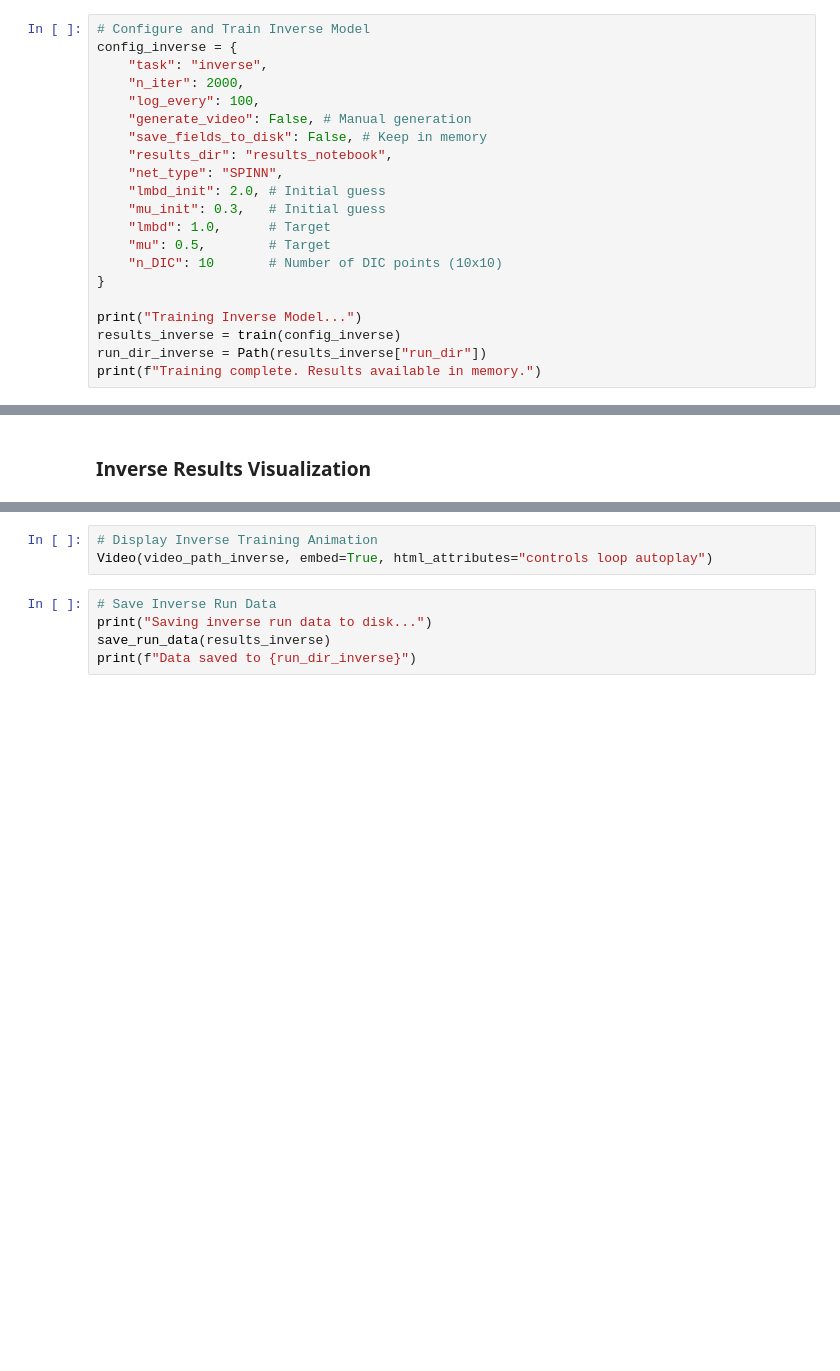
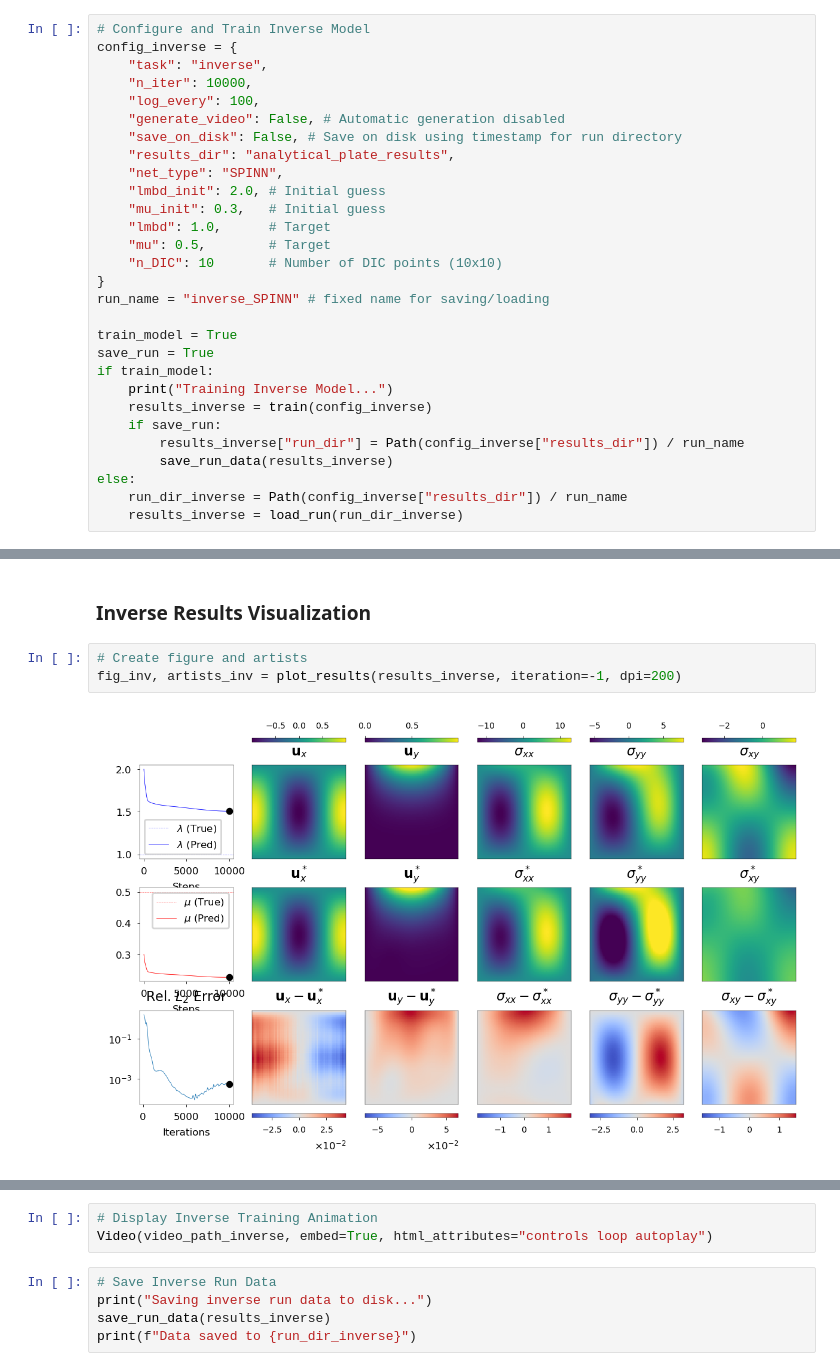
Before and after one commit to bonneted/PhD, a Jupyter notebook: notebooks/analytical_plate.ipynb, the cells around one changed output, grey strips where cells are left out. Saved outputs shown, nothing was run; the diff lists cells and outputs as text; blank space fills up the shorter version.

```diff
--- a/notebooks/analytical_plate.ipynb
+++ b/notebooks/analytical_plate.ipynb
@@ -138,11 +130,11 @@ We train the model to discover material parameters ($\lambda, \mu$) from synthet
 # Configure and Train Inverse Model
 config_inverse = {
     "task": "inverse",
-    "n_iter": 2000,
+    "n_iter": 10000,
     "log_every": 100,
-    "generate_video": False, # Manual generation
-    "save_fields_to_disk": False, # Keep in memory
-    "results_dir": "results_notebook",
+    "generate_video": False, # Automatic generation disabled
+    "save_on_disk": False, # Save on disk using timestamp for run directory
+    "results_dir": "analytical_plate_results",
     "net_type": "SPINN",
     "lmbd_init": 2.0, # Initial guess
     "mu_init": 0.3,   # Initial guess
@@ -150,8 +142,16 @@ config_inverse = {
     "mu": 0.5,        # Target
     "n_DIC": 10       # Number of DIC points (10x10)
 }
+run_name = "inverse_SPINN" # fixed name for saving/loading
 
-print("Training Inverse Model...")
-results_inverse = train(config_inverse)
-run_dir_inverse = Path(results_inverse["run_dir"])
-print(f"Training complete. Results available in memory.")
+train_model = True
+save_run = True
+if train_model:
+    print("Training Inverse Model...")
+    results_inverse = train(config_inverse)
+    if save_run:
+        results_inverse["run_dir"] = Path(config_inverse["results_dir"]) / run_name
+        save_run_data(results_inverse)
+else:
+    run_dir_inverse = Path(config_inverse["results_dir"]) / run_name
+    results_inverse = load_run(run_dir_inverse)
@@ -158,5 +186,10 @@ print(f"Training complete. Results available in memory.")
 # %% [markdown]
 ### Inverse Results Visualization
+# %%
+# Create figure and artists
+fig_inv, artists_inv = plot_results(results_inverse, iteration=-1, dpi=200)
+# %% [output]
+[figure, added]
 # %%
 # Generate Animation for Inverse Problem
 video_path_inverse = run_dir_inverse / "training_animation.mp4"
```
Also changed, not shown: parts of 11 cells of this notebook, 6 other files.
